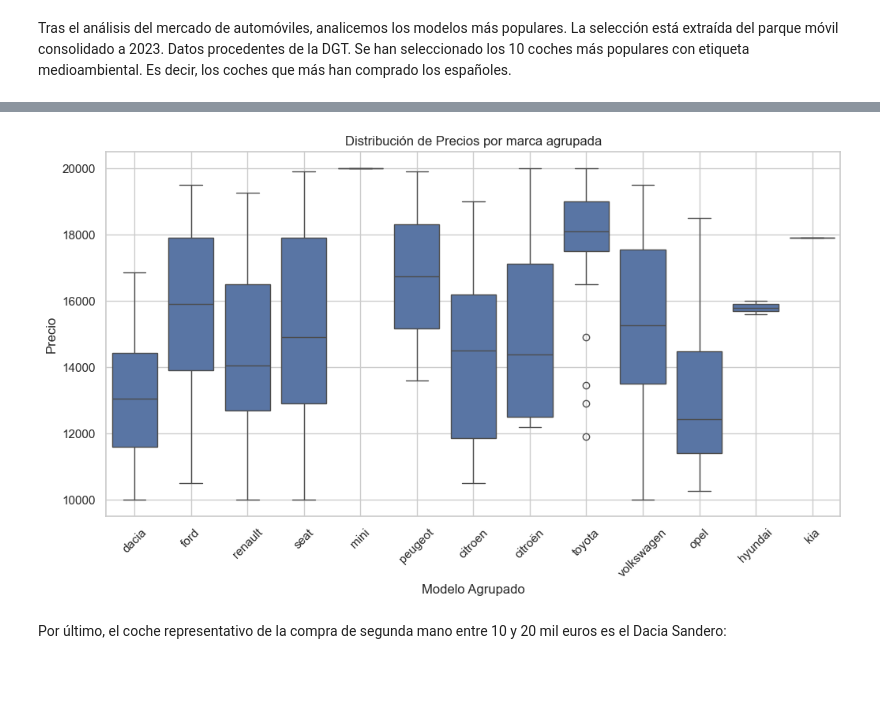
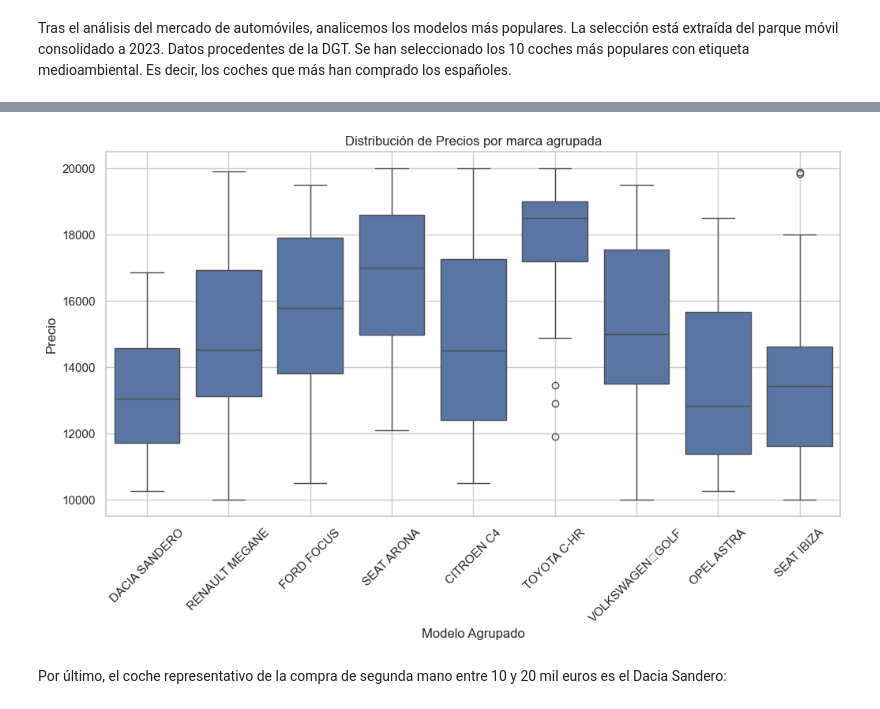
Before and after one commit to fdzvictor/Proyecto5, a Jupyter notebook: Notebooks/EDA.ipynb, the cells around one changed output, grey strips where cells are left out. Saved outputs shown, nothing was run; the diff lists cells and outputs as text; code cells hidden in the pictures; blank space fills up the shorter version.

```diff
--- a/Notebooks/EDA.ipynb
+++ b/Notebooks/EDA.ipynb
@@ -130,21 +130,20 @@ Podemos observar que la marca más popular en el medio campo de los coches es To
 # %%
 
 sns.set(style='whitegrid')
 
-# Crear una nueva columna con las dos primeras palabras de 'Modelo'
-df_modelos['Modelo_agrupado'] = df_modelos['Modelo'].apply(lambda x: ' '.join(x.lower().split()[:1]))
+
 
 # Creamos el boxplot agrupando por la nueva columna
 plt.figure(figsize=(12, 6))
-sns.boxplot(x='Modelo_agrupado', y='Precio', data=df_modelos)
+sns.boxplot(x='Denominación', y='Precio', data=df_modelos)
 plt.xlabel('Modelo Agrupado')
 plt.ylabel('Precio')
 plt.title('Distribución de Precios por marca agrupada')
 plt.xticks(rotation=45)
 plt.grid(True)
 plt.show()
 # %% [output]
-[figure, old version]
+[figure, new version]
 # %% [markdown]
 Por último, el coche representativo de la compra de segunda mano entre 10 y 20 mil euros es el Dacia Sandero:
 # %%
```
Also changed, not shown: parts of 5 cells of this notebook, 4 other files.
